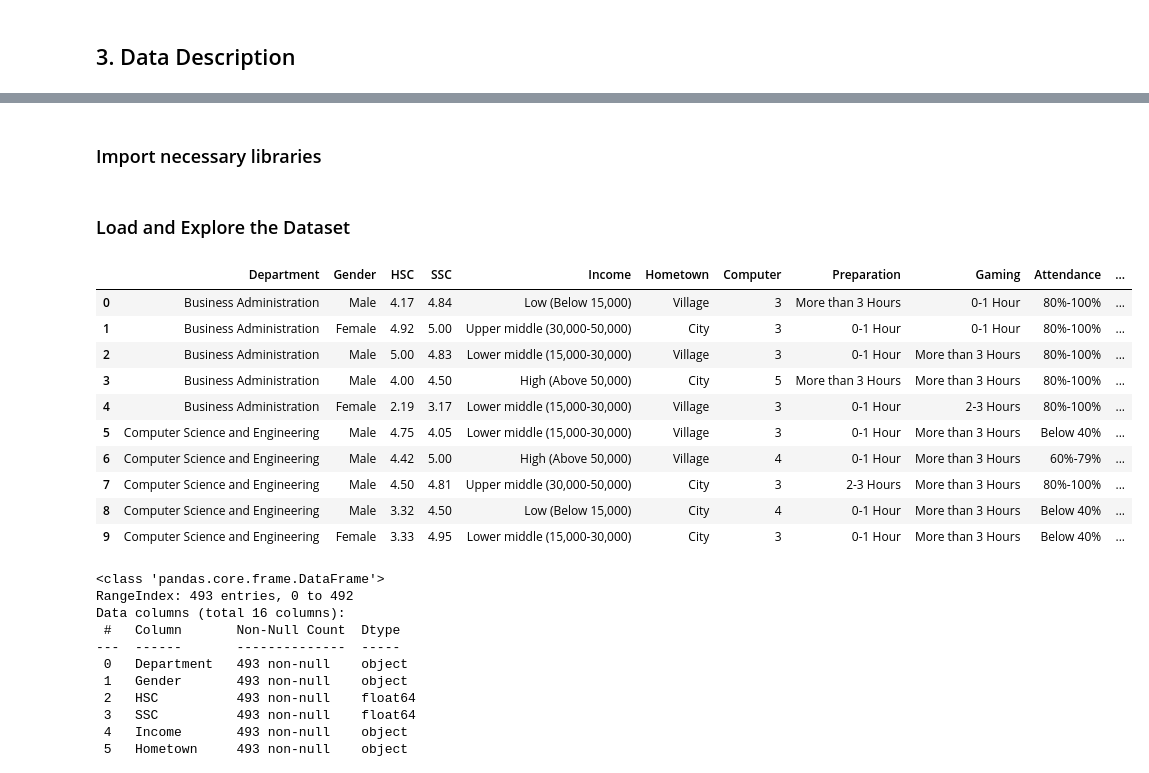
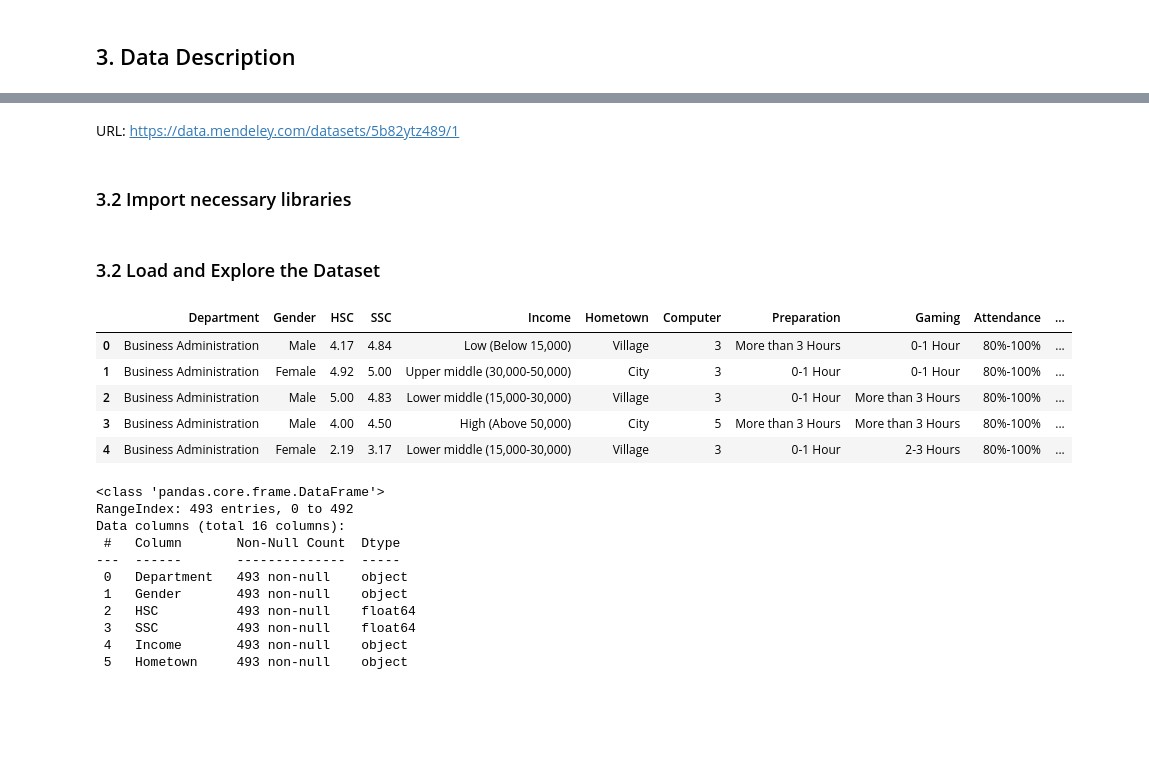
Before and after one commit to I-jidd/Data-Analysis-Machine-Learning, a Jupyter notebook: Student Performance Metrics Dataset/Student-Performance-Metrics-Dataset.ipynb, the cells around one changed output, grey strips where cells are left out. Drawn from its saved outputs; the diff is of its cells as text; code cells hidden in the pictures; blank space fills up the shorter version.

```diff
--- a/Student Performance Metrics Dataset/Student-Performance-Metrics-Dataset.ipynb
+++ b/Student Performance Metrics Dataset/Student-Performance-Metrics-Dataset.ipynb
@@ -30,28 +40,25 @@ Understanding the factors that affect student performance is essentail for impro
+# %% [markdown]
+URL: https://data.mendeley.com/datasets/5b82ytz489/1
 # %% [markdown]
-### Import necessary libraries
+### 3.2 Import necessary libraries
 # %%
 import pandas as pd
 import numpy as np
 import matplotlib.pyplot as plt
 import seaborn as sns
 # %% [markdown]
-### Load and Explore the Dataset
+### 3.2 Load and Explore the Dataset
 # %%
 df = pd.read_csv('ResearchInformation3.csv')
 # %%
-df.head(10)
+df.head()
 # %% [output]
 |  | Department | Gender | HSC | SSC | Income | Hometown | Computer | Preparation | Gaming | Attendance | ... |
 | 0 | Business Administration | Male | 4.17 | 4.84 | Low (Below 15,000) | Village | 3 | More than 3 Hours | 0-1 Hour | 80%-100% | ... |
 | 1 | Business Administration | Female | 4.92 | 5.00 | Upper middle (30,000-50,000) | City | 3 | 0-1 Hour | 0-1 Hour | 80%-100% | ... |
 | 2 | Business Administration | Male | 5.00 | 4.83 | Lower middle (15,000-30,000) | Village | 3 | 0-1 Hour | More than 3 Hours | 80%-100% | ... |
 | 3 | Business Administration | Male | 4.00 | 4.50 | High (Above 50,000) | City | 5 | More than 3 Hours | More than 3 Hours | 80%-100% | ... |
 | 4 | Business Administration | Female | 2.19 | 3.17 | Lower middle (15,000-30,000) | Village | 3 | 0-1 Hour | 2-3 Hours | 80%-100% | ... |
-| 5 | Computer Science and Engineering | Male | 4.75 | 4.05 | Lower middle (15,000-30,000) | Village | 3 | 0-1 Hour | More than 3 Hours | Below 40% | ... |
-| 6 | Computer Science and Engineering | Male | 4.42 | 5.00 | High (Above 50,000) | Village | 4 | 0-1 Hour | More than 3 Hours | 60%-79% | ... |
-| 7 | Computer Science and Engineering | Male | 4.50 | 4.81 | Upper middle (30,000-50,000) | City | 3 | 2-3 Hours | More than 3 Hours | 80%-100% | ... |
-| 8 | Computer Science and Engineering | Male | 3.32 | 4.50 | Low (Below 15,000) | City | 4 | 0-1 Hour | More than 3 Hours | Below 40% | ... |
-| 9 | Computer Science and Engineering | Female | 3.33 | 4.95 | Lower middle (15,000-30,000) | City | 3 | 0-1 Hour | More than 3 Hours | Below 40% | ... |
 # %%
 df.info()
 # %% [output]
```
Also changed, not shown: parts of 12 cells of this notebook.
